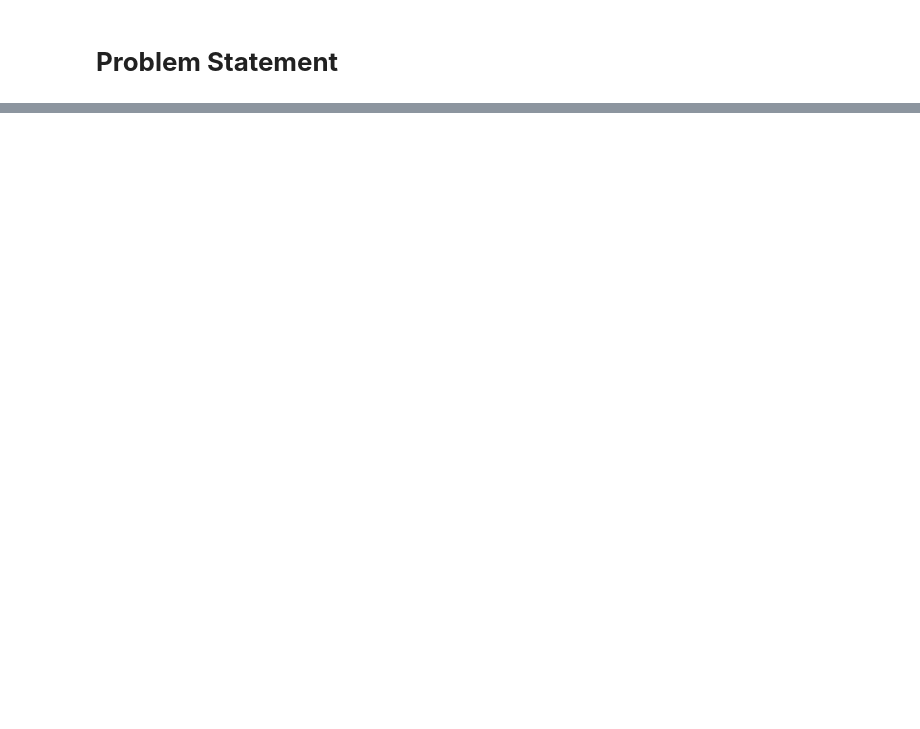
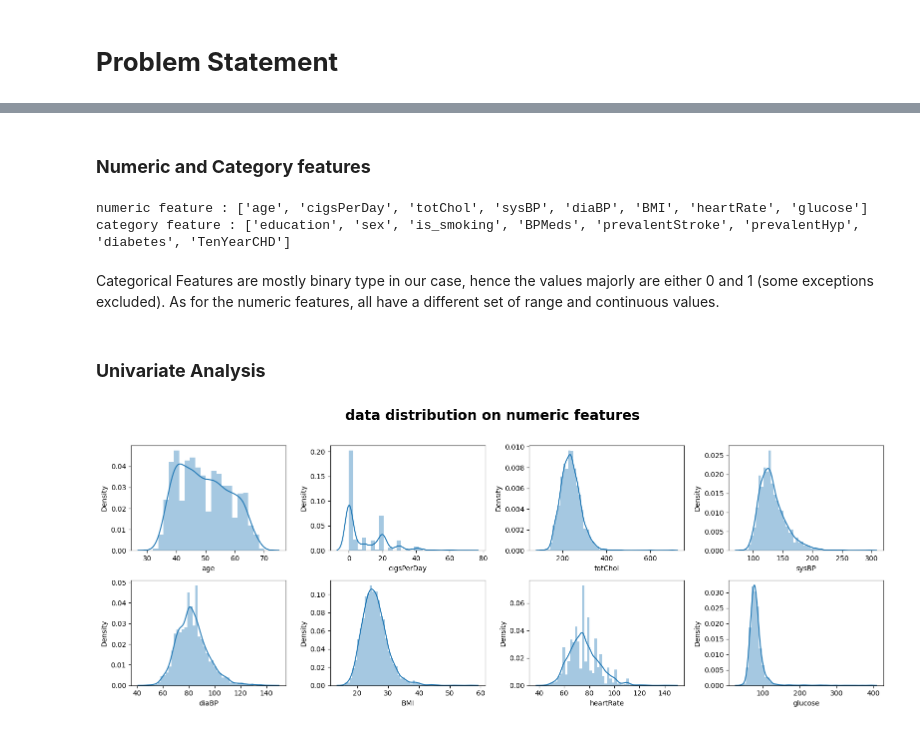
Before and after one commit to Jayeshdahiwale/CapstoneProject3-Cardiovascular-Risk-Prediction, a Jupyter notebook: CardioVasular_Risk_Prediction.ipynb, the cells around one changed output, grey strips where cells are left out. Drawn from its saved outputs; the diff is of its cells as text; code cells hidden in the pictures; blank space fills up the shorter version.

```diff
--- a/CardioVasular_Risk_Prediction.ipynb
+++ b/CardioVasular_Risk_Prediction.ipynb
@@ -694,0 +209,5 @@ Write the conclusion here.
+# %%
+for col in df.columns:
+  print(f'number of unique category {col} is {df[col].nunique()}')#number of unique category
+  print(f'{col} is {df[col].unique()}') #unique cateogry
+  print('-'*100)
@@ -694,0 +232,40 @@ Write the conclusion here.
+# %% [markdown]
+### **Numeric and Category features**
+# %%
+numeric_features = []
+categorical_features = []
+
+#splitting features into numeric and categoric
+'''
+whicheve feature has more than 10 category appending on mumeric_featrues and remaining are appending in categoric_features
+'''
+
+for col in df.columns:
+  if col == 'id':
+    continue
+  if df[col].nunique()>10:
+    numeric_features.append(col)
+  else:
+    categorical_features.append(col)
+
+print(f'numeric feature : {numeric_features}')
+print(f'category feature : {categorical_features}')
+# %% [output]
+numeric feature : ['age', 'cigsPerDay', 'totChol', 'sysBP', 'diaBP', 'BMI', 'heartRate', 'glucose']
+category feature : ['education', 'sex', 'is_smoking', 'BPMeds', 'prevalentStroke', 'prevalentHyp', 'diabetes', 'TenYearCHD']
+# %% [markdown]
+Categorical Features are mostly binary type in our case, hence the values majorly are either 0 and 1 (some exceptions excluded). As for the numeric features, all have a different set of range and continuous values.
+# %% [markdown]
+### **Univariate Analysis**
+# %%
+
+plt.figure(figsize=(16,6))
+plt.suptitle('data distribution on numeric features',fontsize=20,fontweight='bold',y=1.02)
+
+for i,col in enumerate(numeric_features):
+  plt.subplot(2,4,i+1)
+  a = sns.distplot(df[col])
+  plt.xlabel(col)
+  plt.tight_layout()
+# %% [output]
+[figure, added]
```
Also changed, not shown: parts of 435 cells of this notebook.
